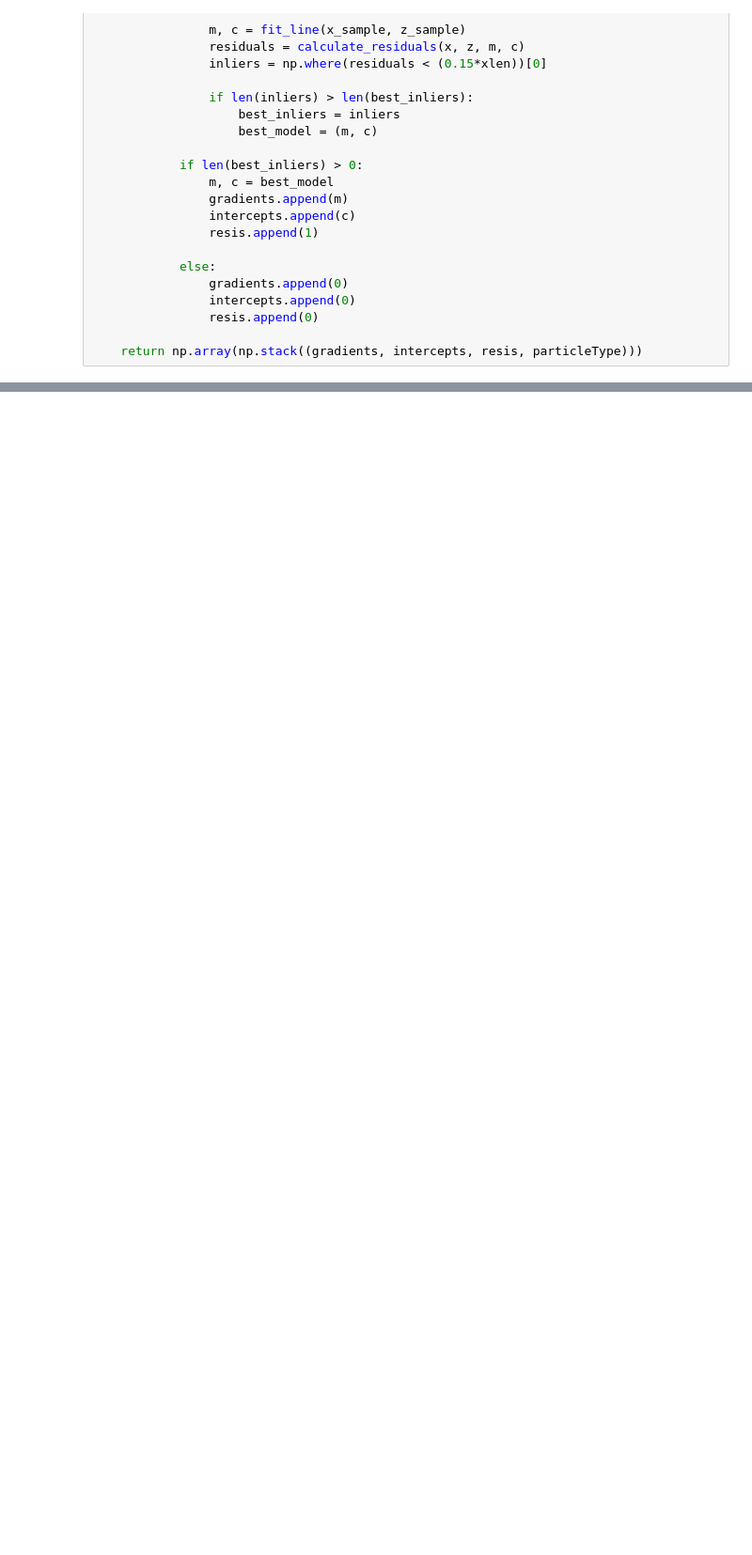
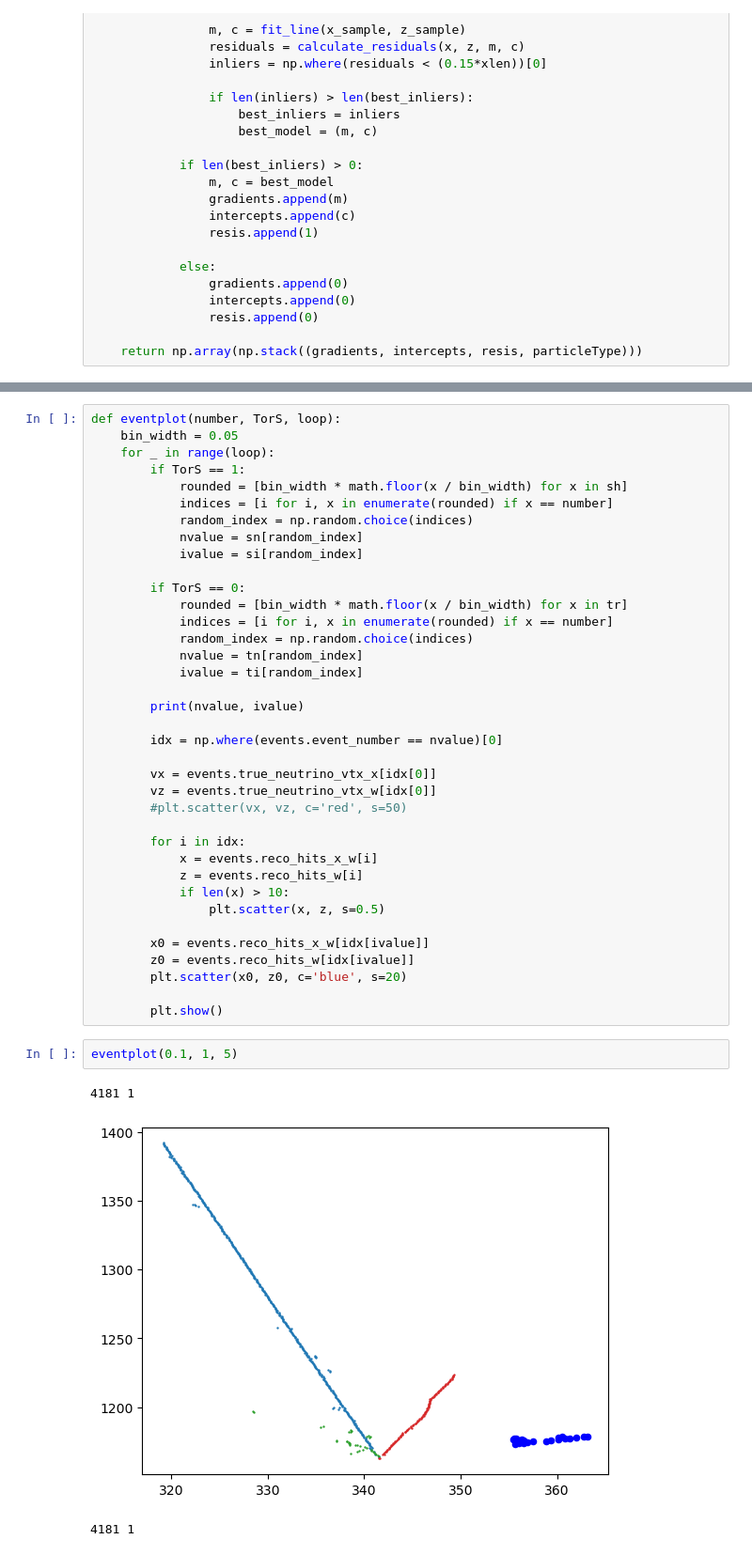
Before and after one commit to mohummudh/neutrinos-dune, a Jupyter notebook: andrew/straightlinefit/RatioWithinBounds.ipynb, the cells around one changed output, grey strips where cells are left out. Shown at 94% size. Saved outputs shown, nothing was run; the diff lists cells and outputs as text; blank space fills up the shorter version.

```diff
--- a/andrew/straightlinefit/RatioWithinBounds.ipynb
+++ b/andrew/straightlinefit/RatioWithinBounds.ipynb
@@ -198,0 +228,43 @@ histplot(2000, 6666)
+# %%
+def eventplot(number, TorS, loop):
+    bin_width = 0.05
+    for _ in range(loop):
+        if TorS == 1:
+            rounded = [bin_width * math.floor(x / bin_width) for x in sh]
+            indices = [i for i, x in enumerate(rounded) if x == number]
+            random_index = np.random.choice(indices)
+            nvalue = sn[random_index]
+            ivalue = si[random_index]
+
+        if TorS == 0:
+            rounded = [bin_width * math.floor(x / bin_width) for x in tr]
+            indices = [i for i, x in enumerate(rounded) if x == number]
+            random_index = np.random.choice(indices)
+            nvalue = tn[random_index]
+            ivalue = ti[random_index]
+
+        print(nvalue, ivalue)
+
+        idx = np.where(events.event_number == nvalue)[0]
+
+        vx = events.true_neutrino_vtx_x[idx[0]]
+        vz = events.true_neutrino_vtx_w[idx[0]]
+        #plt.scatter(vx, vz, c='red', s=50)
+
+        for i in idx:
+            x = events.reco_hits_x_w[i]
+            z = events.reco_hits_w[i]
+            if len(x) > 10:
+                plt.scatter(x, z, s=0.5)
+
+        x0 = events.reco_hits_x_w[idx[ivalue]]
+        z0 = events.reco_hits_w[idx[ivalue]]
+        plt.scatter(x0, z0, c='blue', s=20)
+
+        plt.show()
+# %%
+eventplot(0.1, 1, 5)
+# %% [output]
+4181 1
+[figure, added]
+4181 1
```
Also changed, not shown: parts of 4 cells of this notebook, 3 other files.
